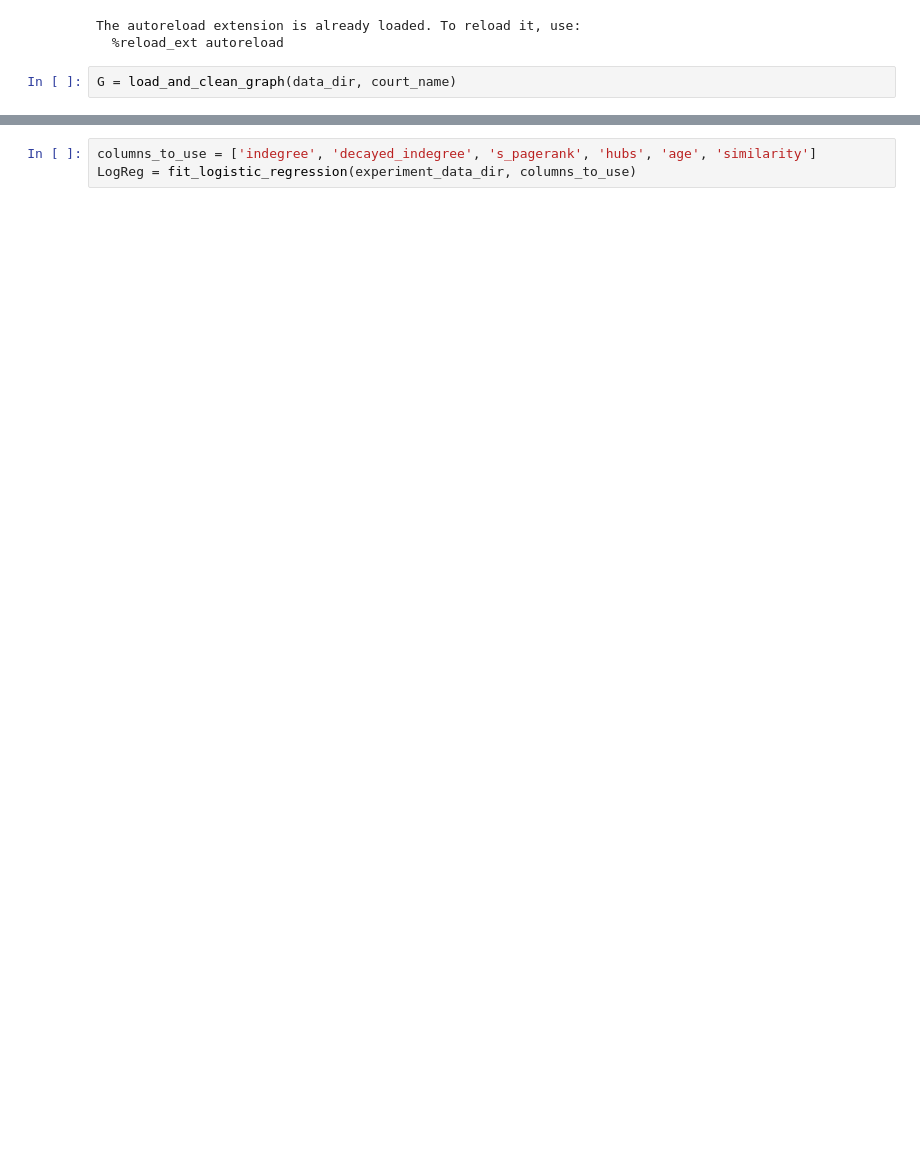
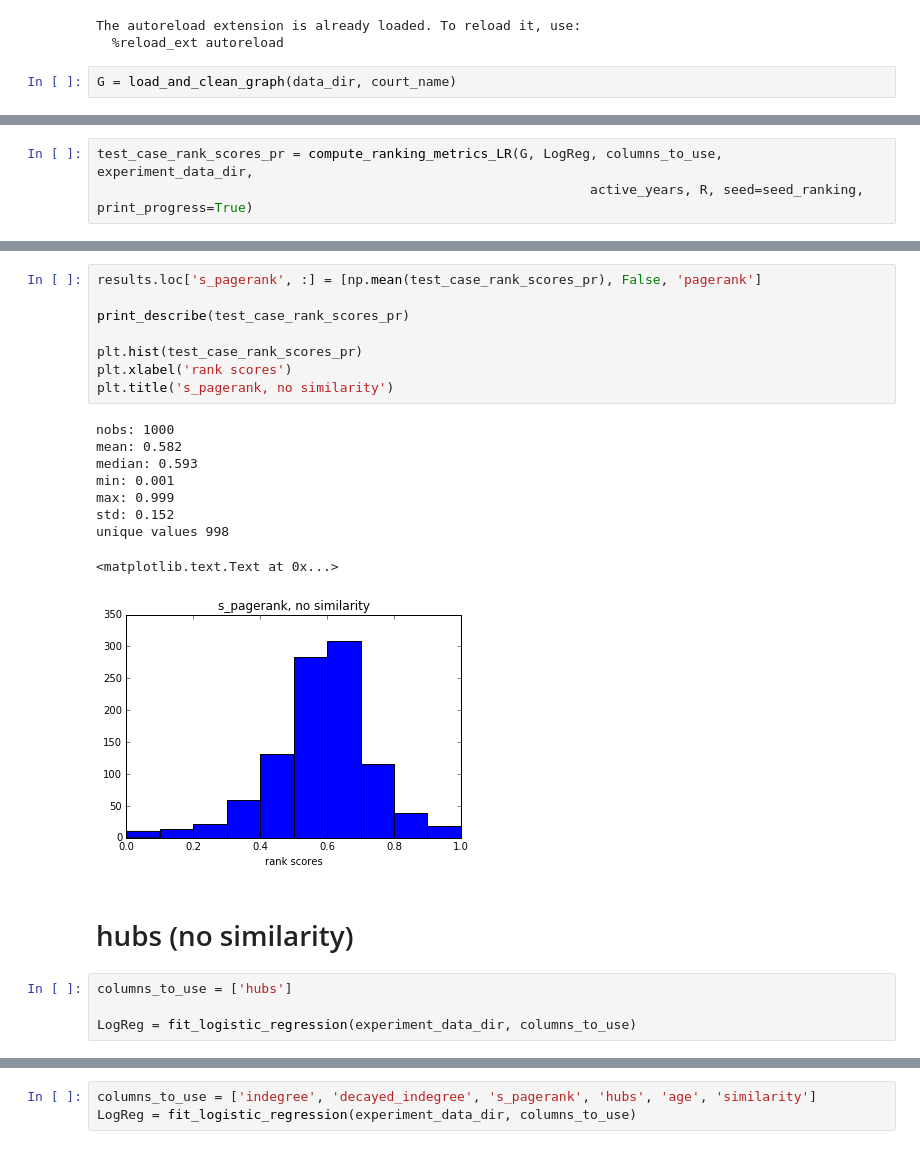
Before and after one commit to idc9/law-net, a Jupyter notebook: explore/vertex_metrics_experiment/compare_individual_metrics.ipynb, the cells around one changed output, grey strips where cells are left out. Saved outputs shown, nothing was run; the diff lists cells and outputs as text; blank space fills up the shorter version.

```diff
--- a/explore/vertex_metrics_experiment/compare_individual_metrics.ipynb
+++ b/explore/vertex_metrics_experiment/compare_individual_metrics.ipynb
@@ -46,0 +151,3 @@ snapshot_year_list = range(1900, 2016 + 1)
+# %%
+test_case_rank_scores_pr = compute_ranking_metrics_LR(G, LogReg, columns_to_use, experiment_data_dir,
+                                                               active_years, R, seed=seed_ranking, print_progress=True)
@@ -46,0 +165,24 @@ snapshot_year_list = range(1900, 2016 + 1)
+# %%
+results.loc['s_pagerank', :] = [np.mean(test_case_rank_scores_pr), False, 'pagerank']
+
+print_describe(test_case_rank_scores_pr)
+
+plt.hist(test_case_rank_scores_pr)
+plt.xlabel('rank scores')
+plt.title('s_pagerank, no similarity')
+# %% [output]
+nobs: 1000
+mean: 0.582
+median: 0.593
+min: 0.001
+max: 0.999
+std: 0.152
+unique values 998
+<matplotlib.text.Text at 0x...>
+[figure, added]
+# %% [markdown]
+# hubs (no similarity)
+# %%
+columns_to_use = ['hubs']
+
+LogReg = fit_logistic_regression(experiment_data_dir, columns_to_use)
```
Also changed, not shown: parts of 49 cells of this notebook, 8 other files.
